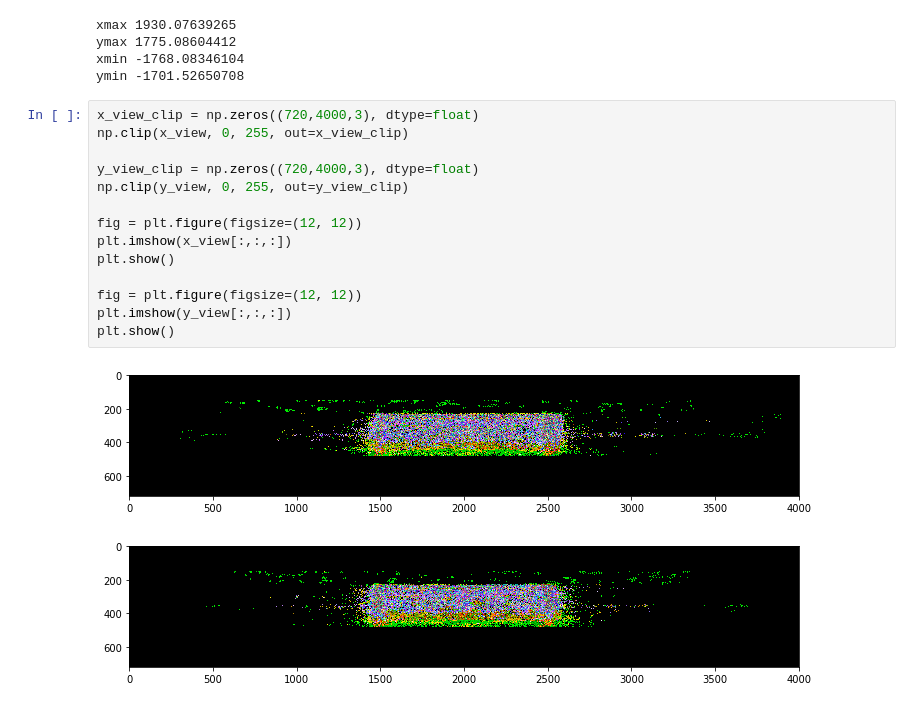
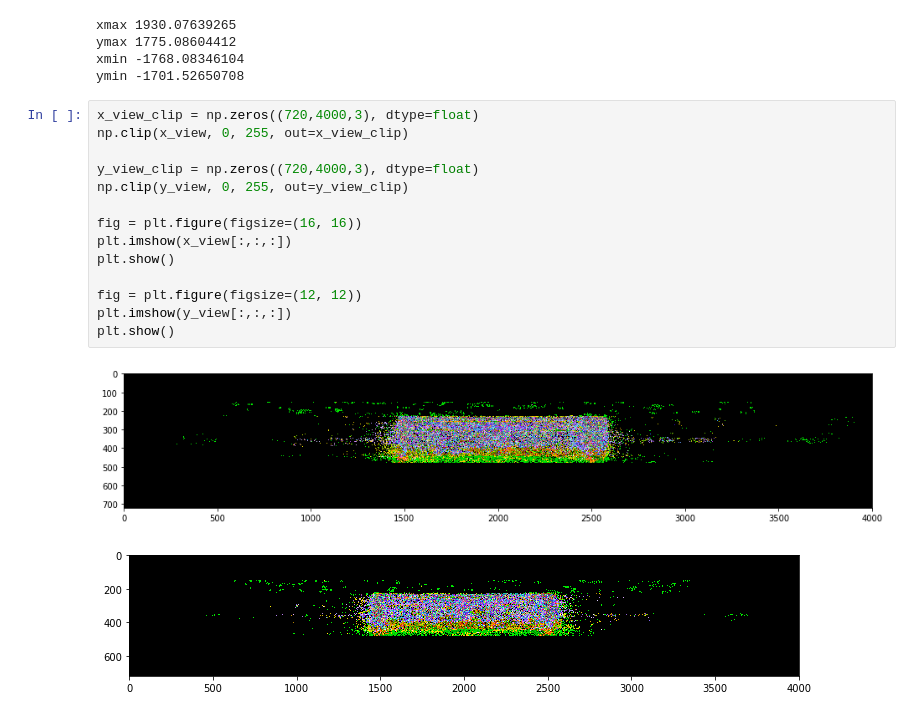
Before and after one commit to ongchinkiat/realsense-d435, a Jupyter notebook: d435-analysis-848.ipynb, the cells around one changed output. Drawn from its saved outputs; the diff is of its cells as text.

```diff
--- a/d435-analysis-848.ipynb
+++ b/d435-analysis-848.ipynb
@@ -303,17 +303,17 @@ ymin -1701.52650708
 # %%
 x_view_clip = np.zeros((720,4000,3), dtype=float)
 np.clip(x_view, 0, 255, out=x_view_clip)
 
 y_view_clip = np.zeros((720,4000,3), dtype=float)
 np.clip(y_view, 0, 255, out=y_view_clip)
 
-fig = plt.figure(figsize=(12, 12))
+fig = plt.figure(figsize=(16, 16))
 plt.imshow(x_view[:,:,:])
 plt.show()
 
 fig = plt.figure(figsize=(12, 12))
 plt.imshow(y_view[:,:,:])
 plt.show()
 # %% [output]
-[figure, old version]
+[figure, new version]
 [figure]
```
